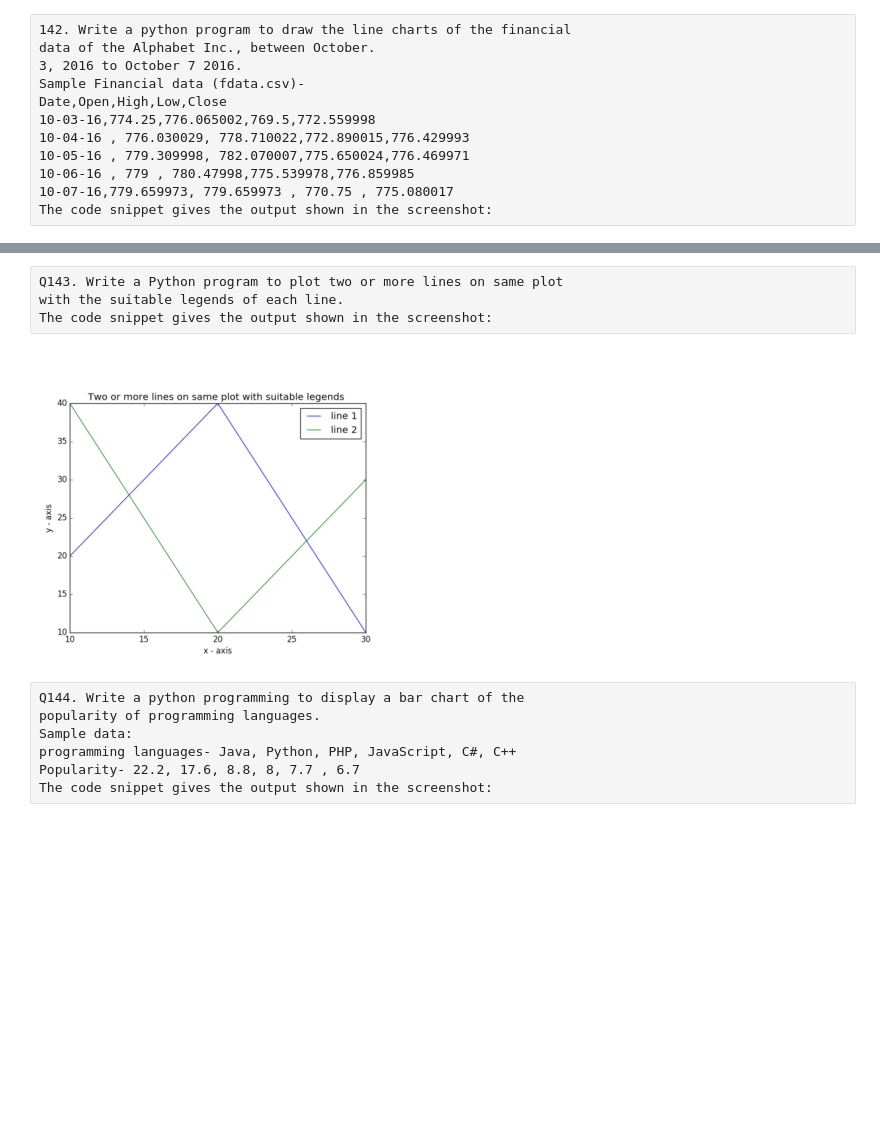
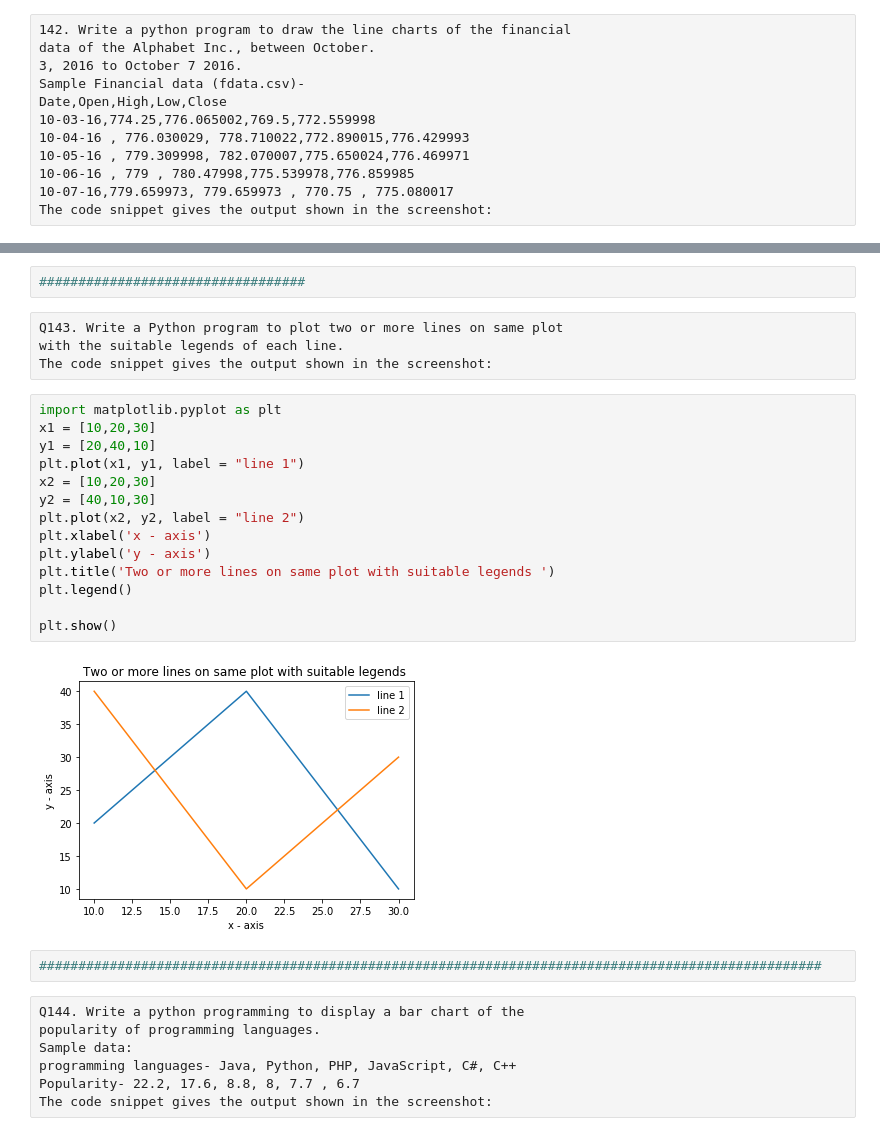
Before and after one commit to MukunthanML/ineuron_ml_assignments, a Jupyter notebook: Python_Subjective_Assignment.ipynb, the cells around one changed output, grey strips where cells are left out. Drawn from its saved outputs; the diff is of its cells as text; blank space fills up the shorter version.

```diff
--- a/Python_Subjective_Assignment.ipynb
+++ b/Python_Subjective_Assignment.ipynb
@@ -3175,9 +3182,27 @@ The code snippet gives the output shown in the screenshot:
+# %%
+##################################
 # %% [raw]
 Q143. Write a Python program to plot two or more lines on same plot
 with the suitable legends of each line.
 The code snippet gives the output shown in the screenshot:
-# %% [markdown]
-![image.png](attachment:image.png)
+# %%
+import matplotlib.pyplot as plt
+x1 = [10,20,30]
+y1 = [20,40,10]
+plt.plot(x1, y1, label = "line 1")
+x2 = [10,20,30]
+y2 = [40,10,30]
+plt.plot(x2, y2, label = "line 2")
+plt.xlabel('x - axis')
+plt.ylabel('y - axis')
+plt.title('Two or more lines on same plot with suitable legends ')
+plt.legend()
+
+plt.show()
+# %% [output]
+[figure, added]
+# %%
+####################################################################################################
 # %% [raw]
 Q144. Write a python programming to display a bar chart of the
 popularity of programming languages.
```
Also changed, not shown: parts of 13 cells of this notebook.
